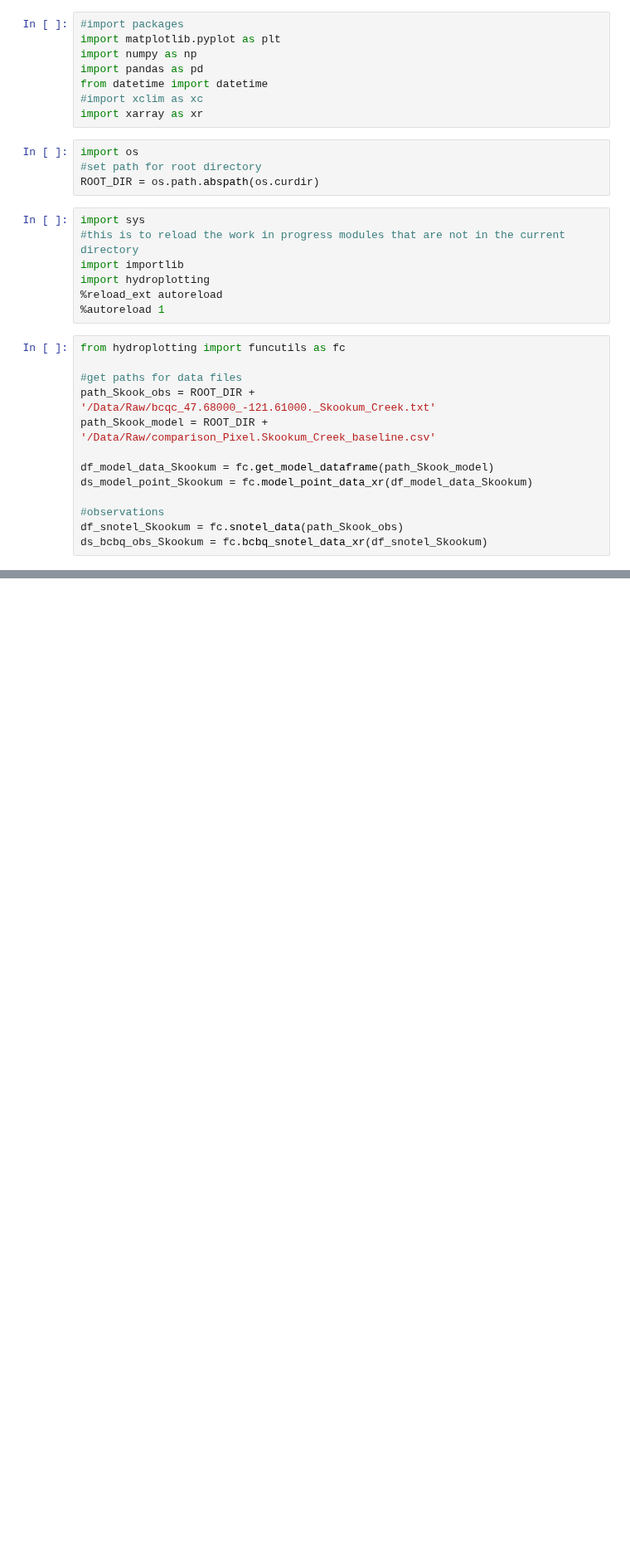
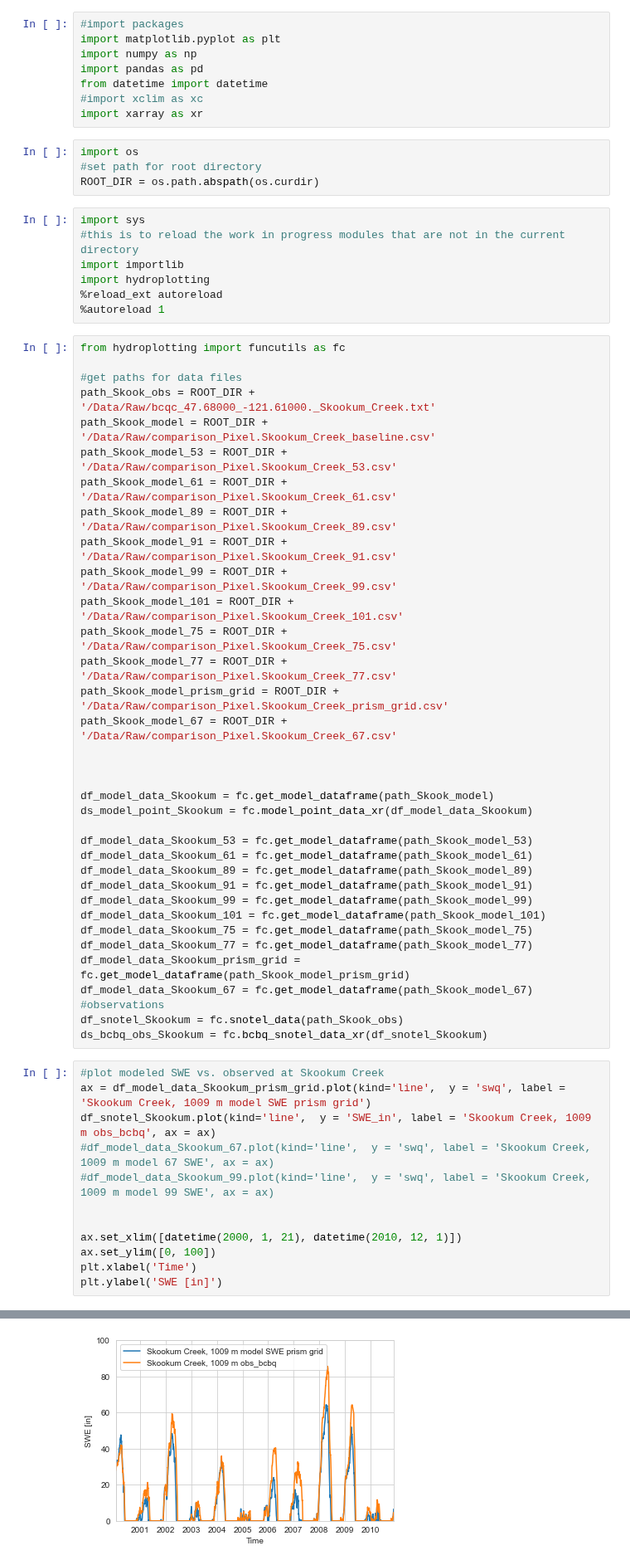
Before and after one commit to NCristea/Snow_SCL, a Jupyter notebook: plots_for_manuscript.ipynb, the cells around one changed output, grey strips where cells are left out. Shown at 83% size. Saved outputs shown, nothing was run; the diff lists cells and outputs as text; blank space fills up the shorter version.

```diff
--- a/plots_for_manuscript.ipynb
+++ b/plots_for_manuscript.ipynb
@@ -25,10 +27,45 @@ from hydroplotting import funcutils as fc
 #get paths for data files
 path_Skook_obs = ROOT_DIR + '/Data/Raw/bcqc_47.68000_-121.61000._Skookum_Creek.txt'
 path_Skook_model = ROOT_DIR + '/Data/Raw/comparison_Pixel.Skookum_Creek_baseline.csv'
+path_Skook_model_53 = ROOT_DIR + '/Data/Raw/comparison_Pixel.Skookum_Creek_53.csv'
+path_Skook_model_61 = ROOT_DIR + '/Data/Raw/comparison_Pixel.Skookum_Creek_61.csv'
+path_Skook_model_89 = ROOT_DIR + '/Data/Raw/comparison_Pixel.Skookum_Creek_89.csv'
+path_Skook_model_91 = ROOT_DIR + '/Data/Raw/comparison_Pixel.Skookum_Creek_91.csv'
+path_Skook_model_99 = ROOT_DIR + '/Data/Raw/comparison_Pixel.Skookum_Creek_99.csv'
+path_Skook_model_101 = ROOT_DIR + '/Data/Raw/comparison_Pixel.Skookum_Creek_101.csv'
+path_Skook_model_75 = ROOT_DIR + '/Data/Raw/comparison_Pixel.Skookum_Creek_75.csv'
+path_Skook_model_77 = ROOT_DIR + '/Data/Raw/comparison_Pixel.Skookum_Creek_77.csv'
+path_Skook_model_prism_grid = ROOT_DIR + '/Data/Raw/comparison_Pixel.Skookum_Creek_prism_grid.csv'
+path_Skook_model_67 = ROOT_DIR + '/Data/Raw/comparison_Pixel.Skookum_Creek_67.csv'
+
+
 
 df_model_data_Skookum = fc.get_model_dataframe(path_Skook_model)
 ds_model_point_Skookum = fc.model_point_data_xr(df_model_data_Skookum)
 
+df_model_data_Skookum_53 = fc.get_model_dataframe(path_Skook_model_53)
+df_model_data_Skookum_61 = fc.get_model_dataframe(path_Skook_model_61)
+df_model_data_Skookum_89 = fc.get_model_dataframe(path_Skook_model_89)
+df_model_data_Skookum_91 = fc.get_model_dataframe(path_Skook_model_91)
+df_model_data_Skookum_99 = fc.get_model_dataframe(path_Skook_model_99)
+df_model_data_Skookum_101 = fc.get_model_dataframe(path_Skook_model_101)
+df_model_data_Skookum_75 = fc.get_model_dataframe(path_Skook_model_75)
+df_model_data_Skookum_77 = fc.get_model_dataframe(path_Skook_model_77)
+df_model_data_Skookum_prism_grid = fc.get_model_dataframe(path_Skook_model_prism_grid)
+df_model_data_Skookum_67 = fc.get_model_dataframe(path_Skook_model_67)
 #observations
 df_snotel_Skookum = fc.snotel_data(path_Skook_obs)
 ds_bcbq_obs_Skookum = fc.bcbq_snotel_data_xr(df_snotel_Skookum)
+# %%
+#plot modeled SWE vs. observed at Skookum Creek
+ax = df_model_data_Skookum_prism_grid.plot(kind='line',  y = 'swq', label = 'Skookum Creek, 1009 m model SWE prism grid')
+df_snotel_Skookum.plot(kind='line',  y = 'SWE_in', label = 'Skookum Creek, 1009 m obs_bcbq', ax = ax)
+#df_model_data_Skookum_67.plot(kind='line',  y = 'swq', label = 'Skookum Creek, 1009 m model 67 SWE', ax = ax)
+#df_model_data_Skookum_99.plot(kind='line',  y = 'swq', label = 'Skookum Creek, 1009 m model 99 SWE', ax = ax)
+
+
+ax.set_xlim([datetime(2000, 1, 21), datetime(2010, 12, 1)])
+ax.set_ylim([0, 100])
+plt.xlabel('Time')
+plt.ylabel('SWE [in]')
+# %% [output]
@@ -35,2 +73,3 @@ ds_bcbq_obs_Skookum = fc.bcbq_snotel_data_xr(df_snotel_Skookum)
+[figure, added]
 # %%
 #plot modeled SWE vs. observed at Skookum Creek
```
Also changed, not shown: parts of 8 cells of this notebook, 15 other files.
